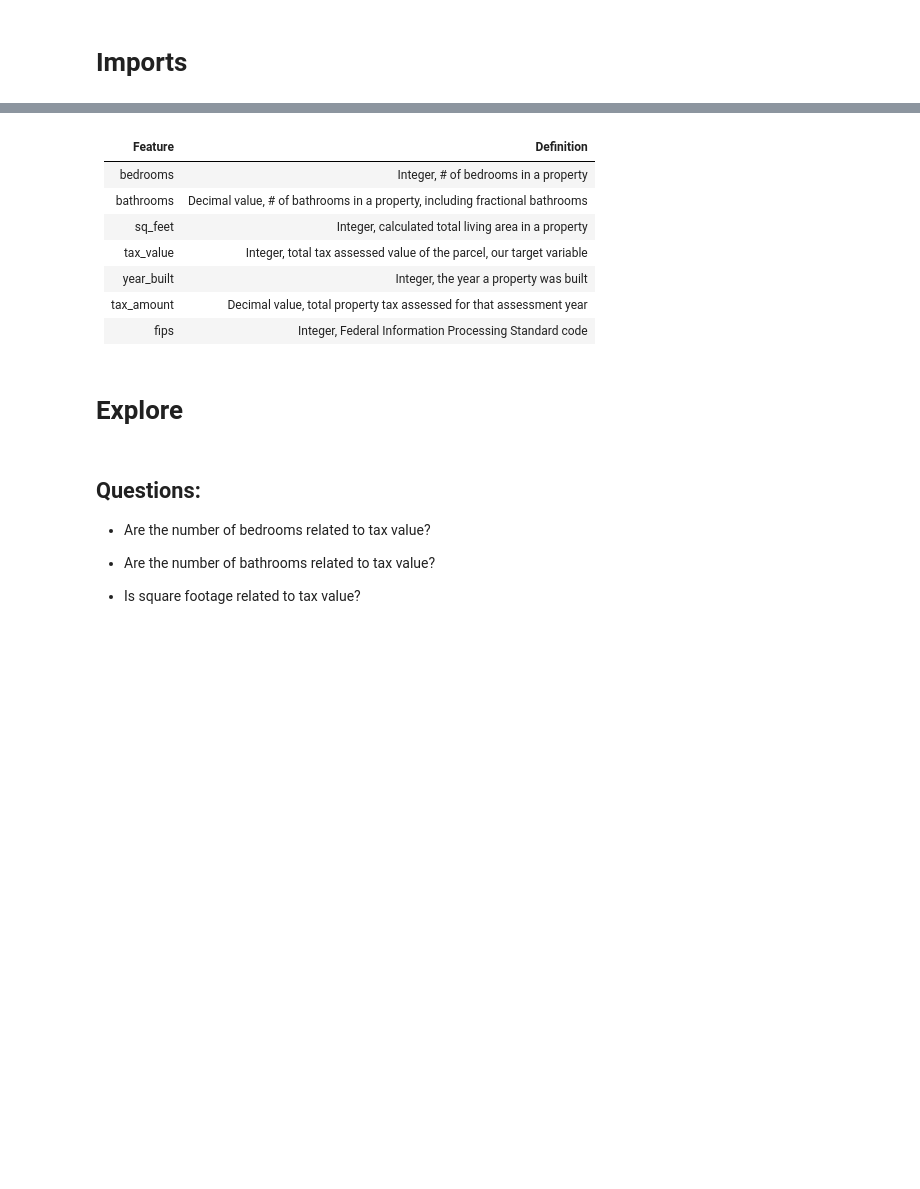
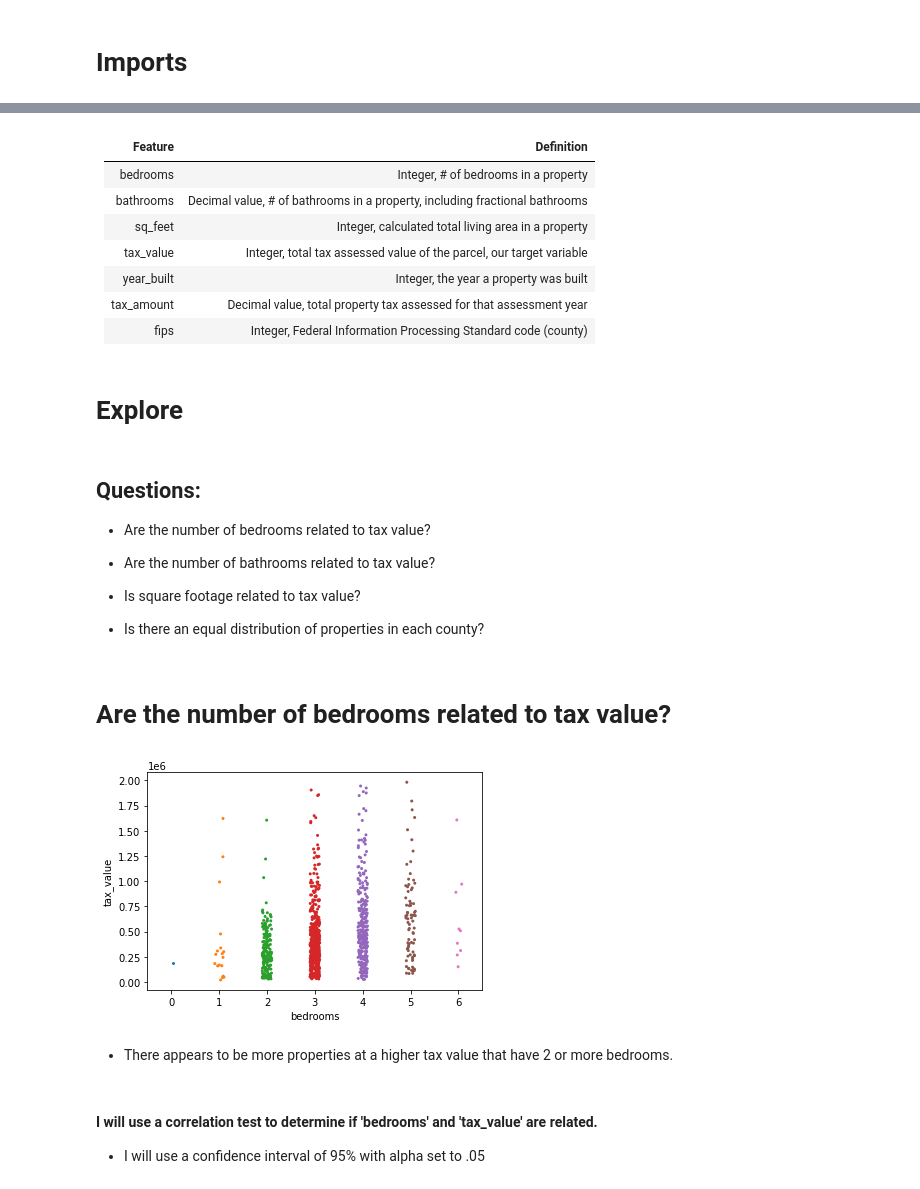
Before and after one commit to Michael-Austin-Mesa/regression-project, a Jupyter notebook: Final_Report.ipynb, the cells around one changed output, grey strips where cells are left out. Drawn from its saved outputs; the diff is of its cells as text; code cells hidden in the pictures; blank space fills up the shorter version.

```diff
--- a/Final_Report.ipynb
+++ b/Final_Report.ipynb
@@ -63,7 +84,7 @@ df = w.wrangle_zillow()
 | tax_value | Integer, total tax assessed value of the parcel, our target variable |
 | year_built | Integer, the year a property was built |
 | tax_amount | Decimal value, total property tax assessed for that assessment year |
-| fips | Integer, Federal Information Processing Standard code |
+| fips | Integer, Federal Information Processing Standard code (county) |
 # %%
 # Data split into train, validate, and test
 train, validate, test = w.split_data(df)
@@ -74,6 +95,24 @@ train, validate, test = w.split_data(df)
 
 - Are the number of bedrooms related to tax value?
 
+
 - Are the number of bathrooms related to tax value?
 
+
 - Is square footage related to tax value?
+
+
+- Is there an equal distribution of properties in each county?
+# %% [markdown]
+# Are the number of bedrooms related to tax value?
+# %%
+# get visualization of bedrooms v tax value
+v.get_strip('bedrooms')
+# %% [output]
+[figure, added]
+# %% [markdown]
+- There appears to be more properties at a higher tax value that have 2 or more bedrooms.
+# %% [markdown]
+#### I will use a correlation test to determine if 'bedrooms' and 'tax_value' are related.
+
+- I will use a confidence interval of 95% with alpha set to .05
```
Also changed, not shown: parts of 62 cells of this notebook.
